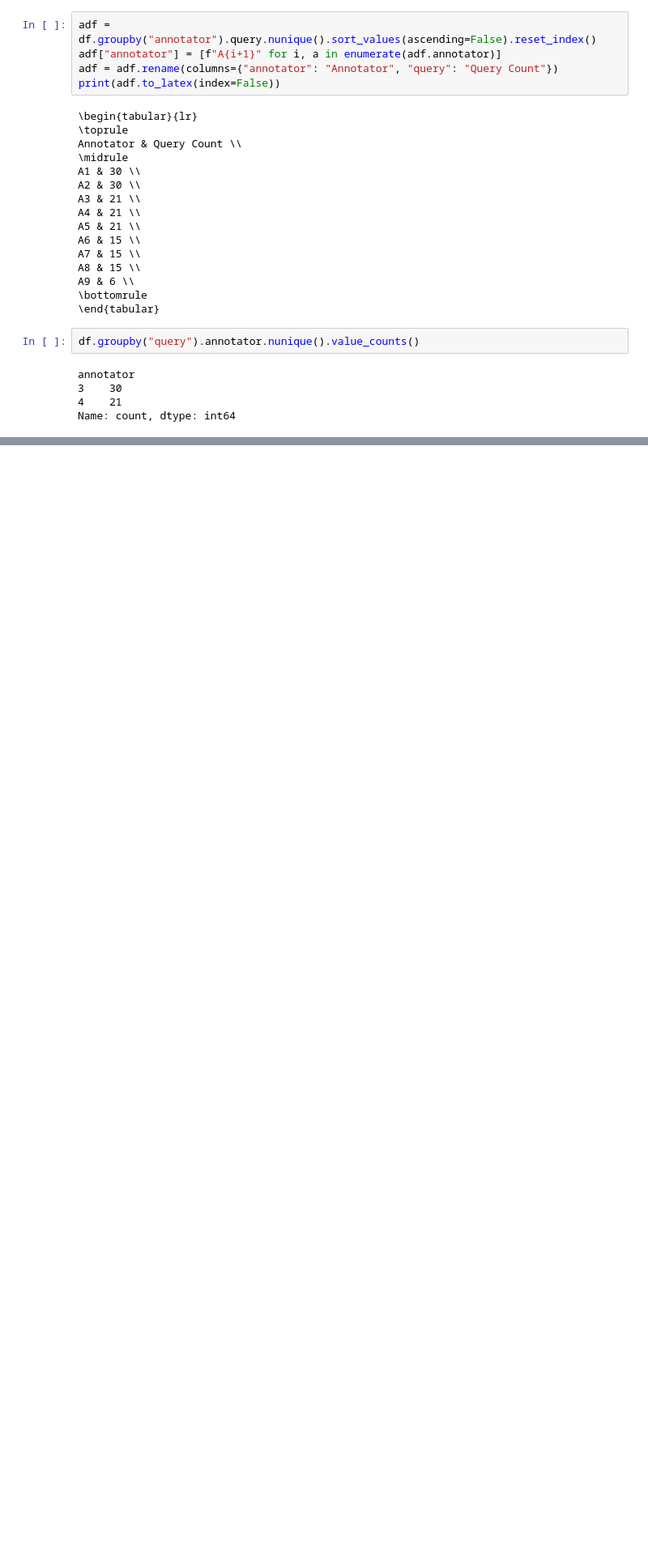
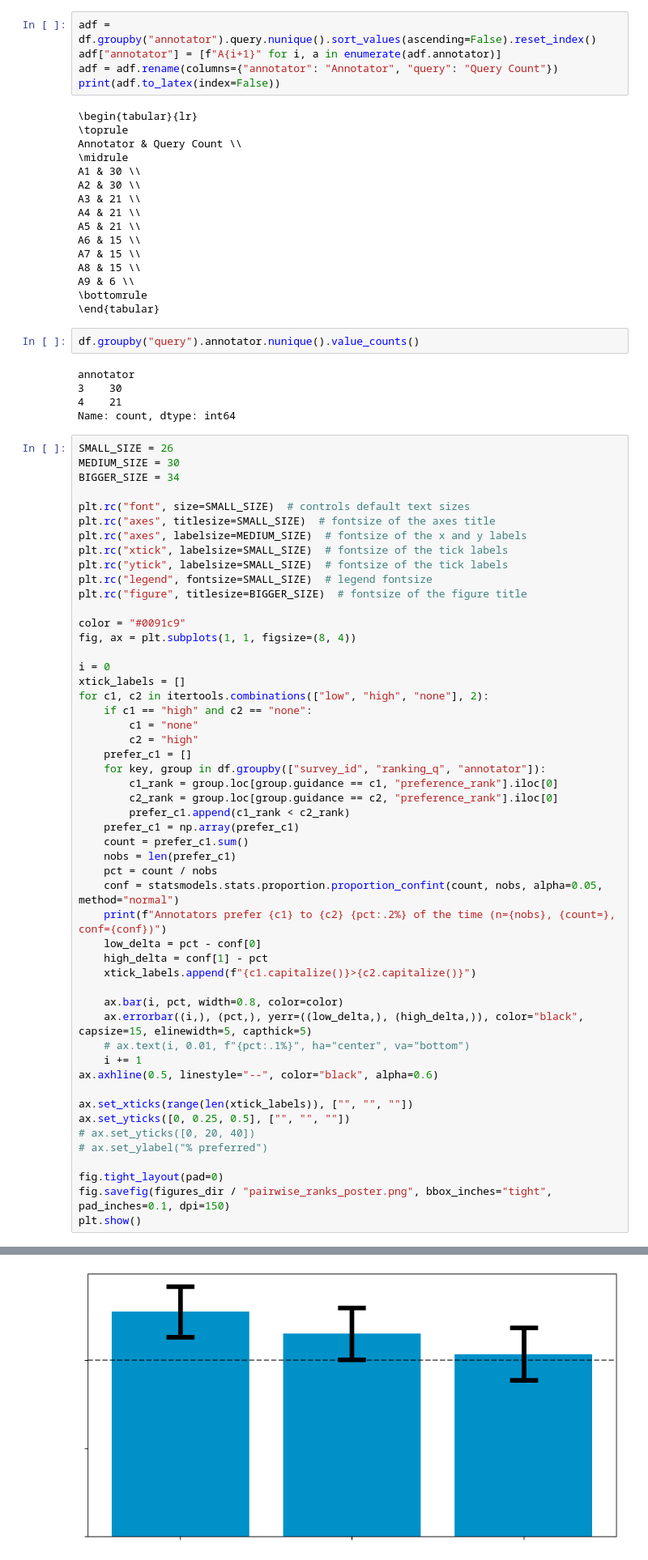
Before and after one commit to DigitalHarborFoundation/rag-for-math-qa, a Jupyter notebook: notebooks/SurveyDataAnalysis.ipynb, the cells around one changed output, grey strips where cells are left out. Shown: that part at 81% size. Drawn from its saved outputs; the diff is of its cells as text; blank space fills up the shorter version.

Commit message:
Updates creating poster

```diff
--- a/notebooks/SurveyDataAnalysis.ipynb
+++ b/notebooks/SurveyDataAnalysis.ipynb
@@ -2303,3 +2303,55 @@ annotator
 3    30
 4    21
 Name: count, dtype: int64
+# %%
+SMALL_SIZE = 26
+MEDIUM_SIZE = 30
+BIGGER_SIZE = 34
+
+plt.rc("font", size=SMALL_SIZE)  # controls default text sizes
+plt.rc("axes", titlesize=SMALL_SIZE)  # fontsize of the axes title
+plt.rc("axes", labelsize=MEDIUM_SIZE)  # fontsize of the x and y labels
+plt.rc("xtick", labelsize=SMALL_SIZE)  # fontsize of the tick labels
+plt.rc("ytick", labelsize=SMALL_SIZE)  # fontsize of the tick labels
+plt.rc("legend", fontsize=SMALL_SIZE)  # legend fontsize
+plt.rc("figure", titlesize=BIGGER_SIZE)  # fontsize of the figure title
+
+color = "#0091c9"
+fig, ax = plt.subplots(1, 1, figsize=(8, 4))
+
+i = 0
+xtick_labels = []
+for c1, c2 in itertools.combinations(["low", "high", "none"], 2):
+    if c1 == "high" and c2 == "none":
+        c1 = "none"
+        c2 = "high"
+    prefer_c1 = []
+    for key, group in df.groupby(["survey_id", "ranking_q", "annotator"]):
+        c1_rank = group.loc[group.guidance == c1, "preference_rank"].iloc[0]
+        c2_rank = group.loc[group.guidance == c2, "preference_rank"].iloc[0]
+        prefer_c1.append(c1_rank < c2_rank)
+    prefer_c1 = np.array(prefer_c1)
+    count = prefer_c1.sum()
+    nobs = len(prefer_c1)
+    pct = count / nobs
+    conf = statsmodels.stats.proportion.proportion_confint(count, nobs, alpha=0.05, method="normal")
+    print(f"Annotators prefer {c1} to {c2} {pct:.2%} of the time (n={nobs}, {count=}, conf={conf})")
+    low_delta = pct - conf[0]
+    high_delta = conf[1] - pct
+    xtick_labels.append(f"{c1.capitalize()}>{c2.capitalize()}")
+
+    ax.bar(i, pct, width=0.8, color=color)
+    ax.errorbar((i,), (pct,), yerr=((low_delta,), (high_delta,)), color="black", capsize=15, elinewidth=5, capthick=5)
+    # ax.text(i, 0.01, f"{pct:.1%}", ha="center", va="bottom")
+    i += 1
+ax.axhline(0.5, linestyle="--", color="black", alpha=0.6)
+
+ax.set_xticks(range(len(xtick_labels)), ["", "", ""])
+ax.set_yticks([0, 0.25, 0.5], ["", "", ""])
+# ax.set_yticks([0, 20, 40])
+# ax.set_ylabel("% preferred")
+
+fig.tight_layout(pad=0)
+fig.savefig(figures_dir / "pairwise_ranks_poster.png", bbox_inches="tight", pad_inches=0.1, dpi=150)
+plt.show()
+# %% [output]
@@ -2305,0 +2361 @@ Name: count, dtype: int64
+[figure, added]
```
Also changed, not shown: parts of 2 cells of this notebook, 4 other files.
